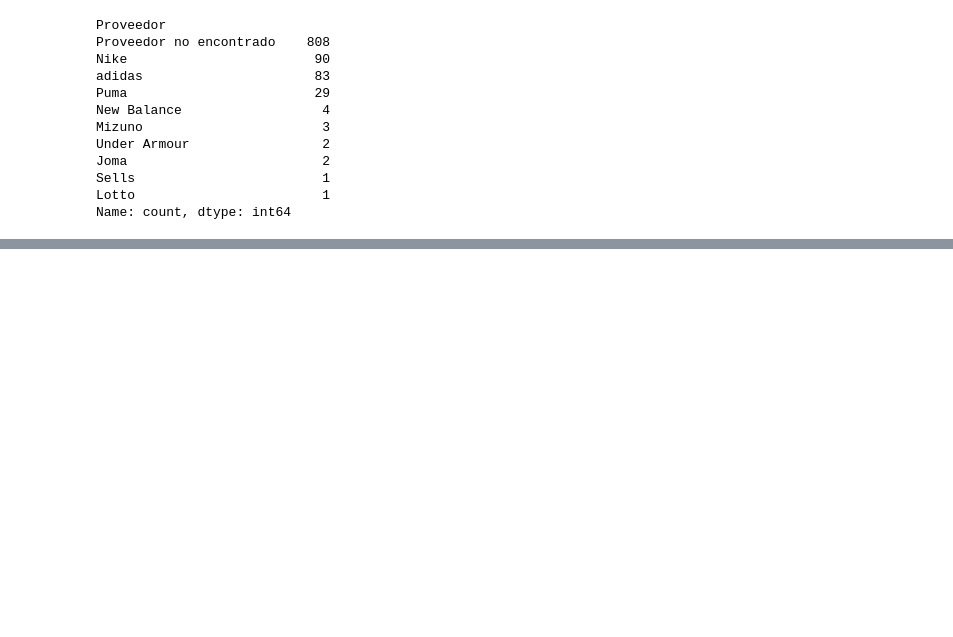
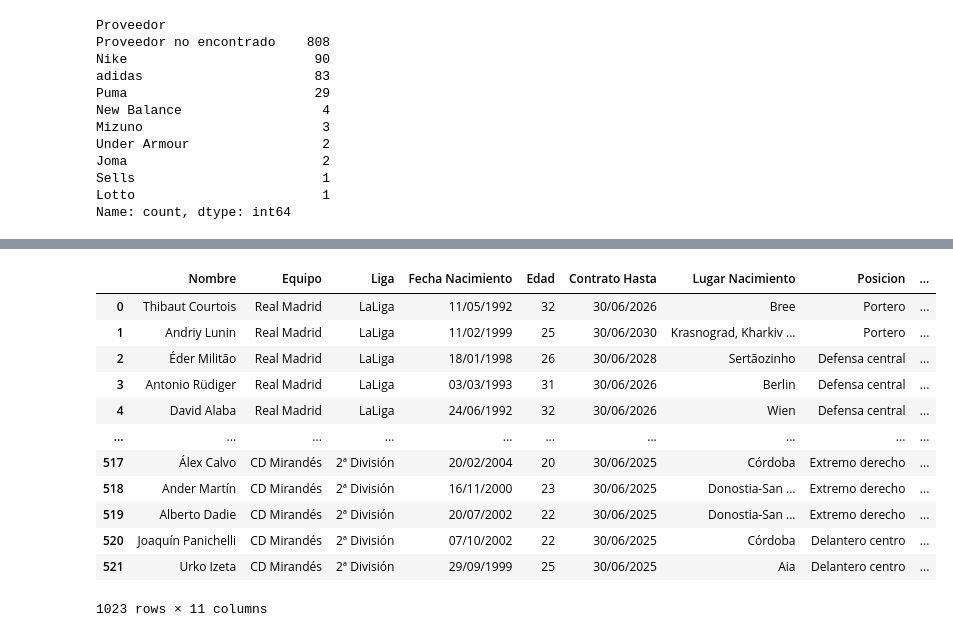
Before and after one commit to Lokhy87/DV7_GROUP, a Jupyter notebook: DB_1a_2da.ipynb, the cells around one changed output, grey strips where cells are left out. Cells and saved outputs as stored; diff of their text form; code cells hidden in the pictures; blank space fills up the shorter version.

```diff
--- a/DB_1a_2da.ipynb
+++ b/DB_1a_2da.ipynb
@@ -196,0 +217,17 @@ Name: count, dtype: int64
+# %%
+df_ligas_limpio = df_concatenado.drop(columns=['Nacionalidad', 'Altura', 'Seleccion', 'Partidos Internacionales', 'Goles', 'Ultima Revision', 'Pie'])
+df_ligas_limpio
+# %% [output]
+|  | Nombre | Equipo | Liga | Fecha Nacimiento | Edad | Contrato Hasta | Lugar Nacimiento | Posicion | ... |
+| 0 | Thibaut Courtois | Real Madrid | LaLiga | 11/05/1992 | 32 | 30/06/2026 | Bree | Portero | ... |
+| 1 | Andriy Lunin | Real Madrid | LaLiga | 11/02/1999 | 25 | 30/06/2030 | Krasnograd, Kharkiv ... | Portero | ... |
+| 2 | Éder Militão | Real Madrid | LaLiga | 18/01/1998 | 26 | 30/06/2028 | Sertãozinho | Defensa central | ... |
+| 3 | Antonio Rüdiger | Real Madrid | LaLiga | 03/03/1993 | 31 | 30/06/2026 | Berlin | Defensa central | ... |
+| 4 | David Alaba | Real Madrid | LaLiga | 24/06/1992 | 32 | 30/06/2026 | Wien | Defensa central | ... |
+| ... | ... | ... | ... | ... | ... | ... | ... | ... | ... |
+| 517 | Álex Calvo | CD Mirandés | 2ª División | 20/02/2004 | 20 | 30/06/2025 | Córdoba | Extremo derecho | ... |
+| 518 | Ander Martín | CD Mirandés | 2ª División | 16/11/2000 | 23 | 30/06/2025 | Donostia-San ... | Extremo derecho | ... |
+| 519 | Alberto Dadie | CD Mirandés | 2ª División | 20/07/2002 | 22 | 30/06/2025 | Donostia-San ... | Extremo derecho | ... |
+| 520 | Joaquín Panichelli | CD Mirandés | 2ª División | 07/10/2002 | 22 | 30/06/2025 | Córdoba | Delantero centro | ... |
+| 521 | Urko Izeta | CD Mirandés | 2ª División | 29/09/1999 | 25 | 30/06/2025 | Aia | Delantero centro | ... |
+1023 rows × 11 columns
```
Also changed, not shown: parts of 4 cells of this notebook.
